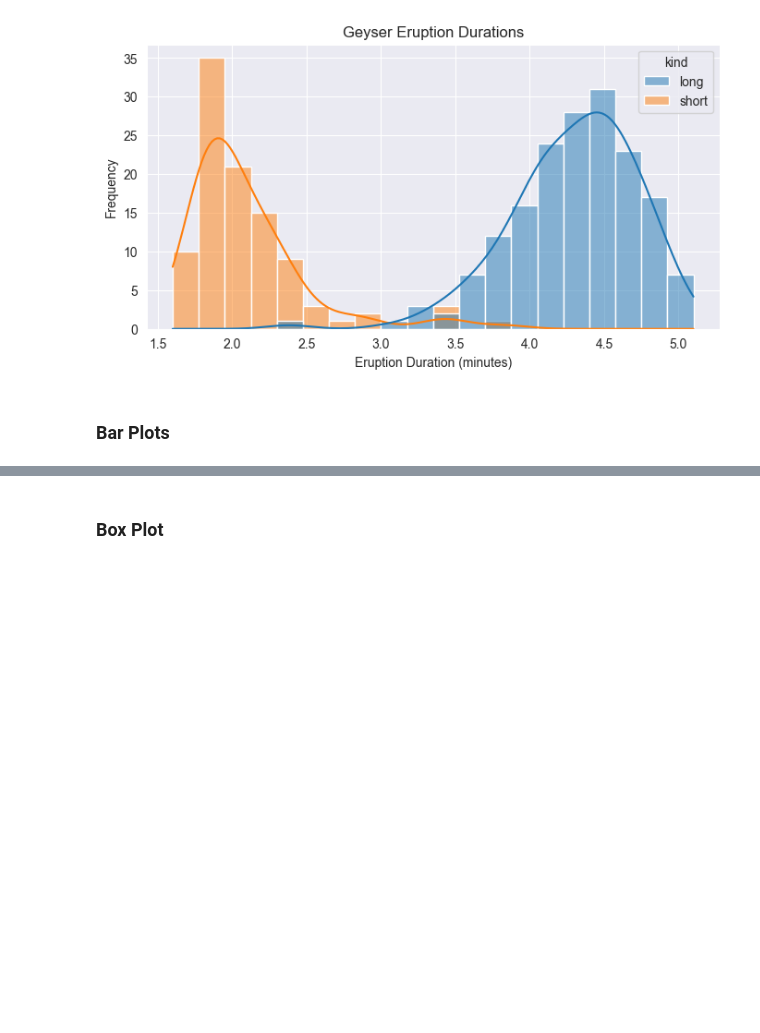
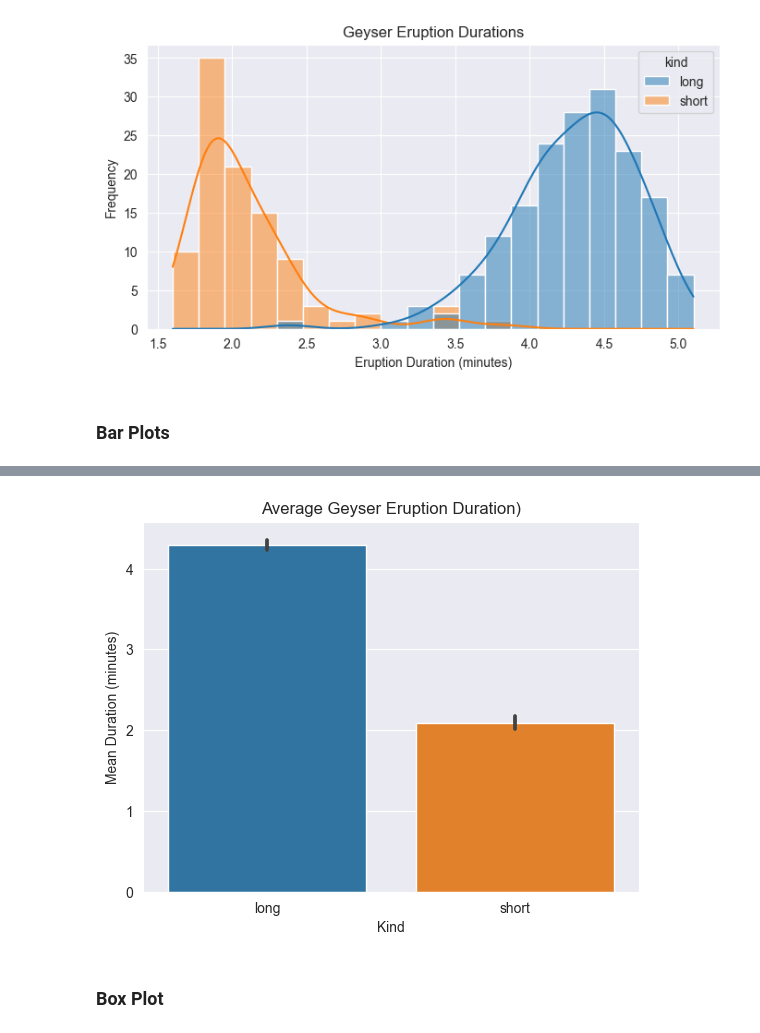
Before and after one commit to nicole-hucke/colab_test, a Jupyter notebook: lecture4_english.ipynb, the cells around one changed output, grey strips where cells are left out. Drawn from its saved outputs; the diff is of its cells as text; code cells hidden in the pictures; blank space fills up the shorter version.

```diff
--- a/lecture4_english.ipynb
+++ b/lecture4_english.ipynb
@@ -469,2 +486,12 @@ plt.show()
+# %%
+sns.set_style("darkgrid")
+sns.barplot(geyser, x="kind", y="duration")
+plt.xlabel('Kind')
+plt.ylabel('Mean Duration (minutes)')
+plt.title('Average Geyser Eruption Duration)')
+plt.savefig('plots/geyser_eruption_duration_barplot.png', dpi=300)
+plt.show()
+# %% [output]
+[figure, added]
 # %% [markdown]
 ### Box Plot
```
Also changed, not shown: parts of 15 cells of this notebook, 4 other files.
